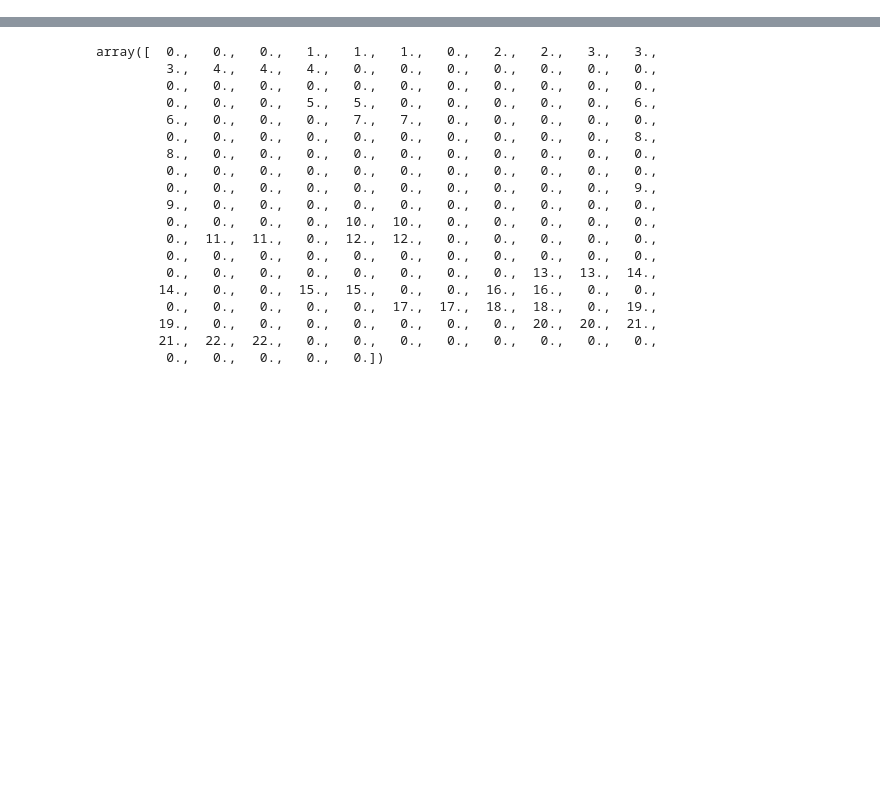
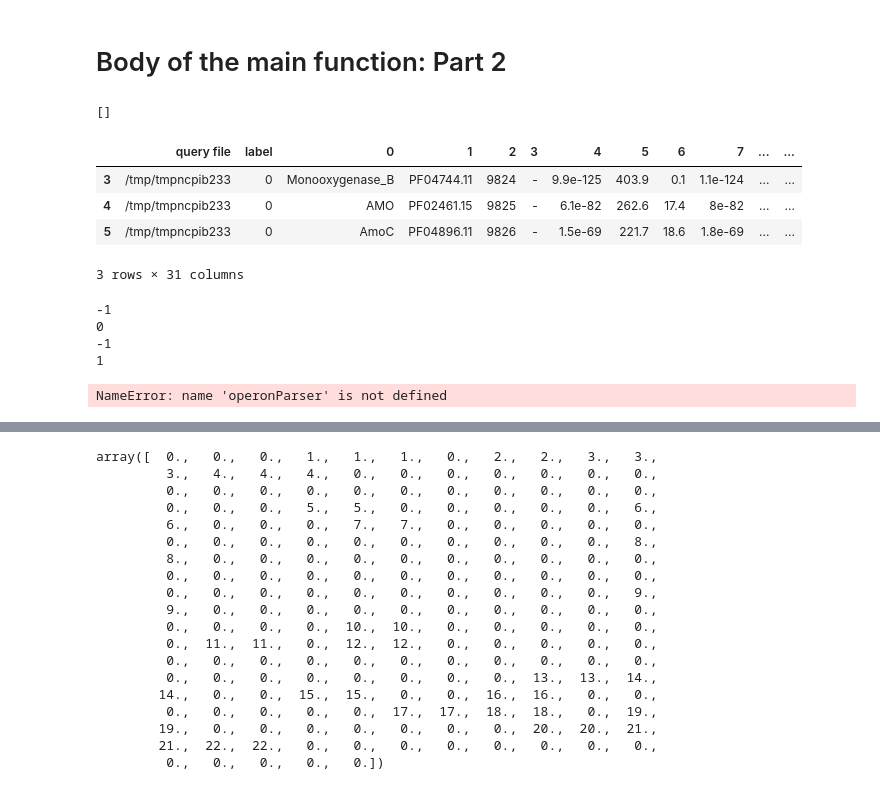
Before and after one commit to nyirock/operon_finder, a Jupyter notebook: operon_finder_prototype_v.1.0.0.py.ipynb, the cells around one changed output, grey strips where cells are left out. Cells and saved outputs as stored; diff of their text form; code cells hidden in the pictures; blank space fills up the shorter version.

Commit message:
intermediate stauts on complex operons resolution

```diff
--- a/operon_finder_prototype_v.1.0.0.py.ipynb
+++ b/operon_finder_prototype_v.1.0.0.py.ipynb
@@ -690,0 +606,2 @@ final_frame
+# %% [markdown]
+# Body of the main function: Part 2
@@ -690,0 +685,19 @@ final_frame
+# %%
+operons=[]
+operons
+# %% [output]
+[]
+# %%
+
+for count,frame in df_scramb.groupby('operon_count', sort=False):
+    if count > 0:
+
+        operons.append(frame.copy())
+# %%
+operons[0]
+# %% [output]
+|  | query file | label | 0 | 1 | 2 | 3 | 4 | 5 | 6 | 7 | ... | ... |
+| 3 | /tmp/tmpncpib233 | 0 | Monooxygenase_B | PF04744.11 | 9824 | - | 9.9e-125 | 403.9 | 0.1 | 1.1e-124 | ... | ... |
+| 4 | /tmp/tmpncpib233 | 0 | AMO | PF02461.15 | 9825 | - | 6.1e-82 | 262.6 | 17.4 | 8e-82 | ... | ... |
+| 5 | /tmp/tmpncpib233 | 0 | AmoC | PF04896.11 | 9826 | - | 1.5e-69 | 221.7 | 18.6 | 1.8e-69 | ... | ... |
+3 rows × 31 columns
@@ -690,0 +804,14 @@ final_frame
+# %%
+t='cabcabc'
+operon_types={'abc','cba','cab', 'bac'}
+for op in operon_types:
+    print(t.find(op, 0))
+# %% [output]
+-1
+0
+-1
+1
+# %%
+f, o=operonParser(operons, basename)
+# %% [output]
+NameError: name 'operonParser' is not defined
```
Also changed, not shown: parts of 27 cells of this notebook.
